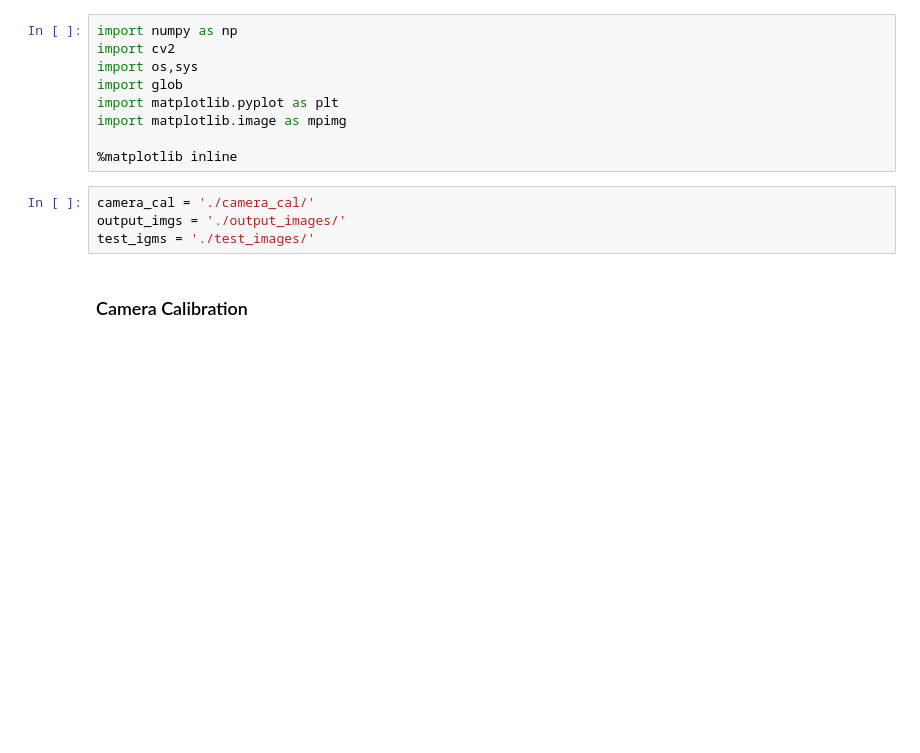
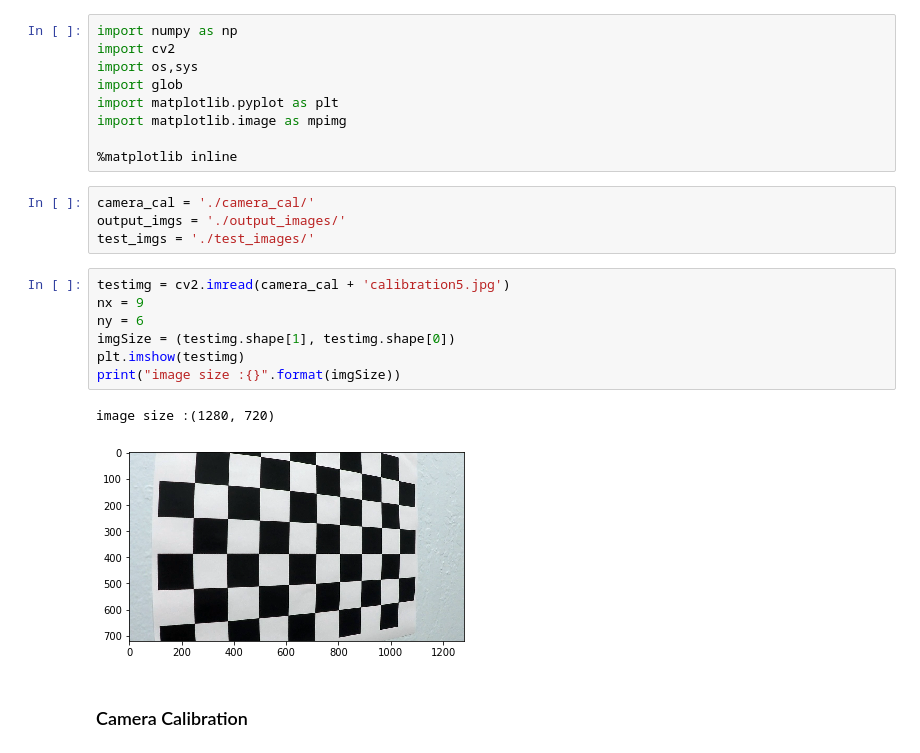
Before and after one commit to jaeoh2/self-driving-car-nd, a Jupyter notebook: CarND-Advanced-Lane-Lines-P4/Advanced-Lane-Lines.ipynb, the cells around one changed output. Saved outputs shown, nothing was run; the diff lists cells and outputs as text; blank space fills up the shorter version.

```diff
--- a/CarND-Advanced-Lane-Lines-P4/Advanced-Lane-Lines.ipynb
+++ b/CarND-Advanced-Lane-Lines-P4/Advanced-Lane-Lines.ipynb
@@ -10,6 +10,16 @@ import matplotlib.image as mpimg
 # %%
 camera_cal = './camera_cal/'
 output_imgs = './output_images/'
-test_igms = './test_images/'
+test_imgs = './test_images/'
+# %%
+testimg = cv2.imread(camera_cal + 'calibration5.jpg')
+nx = 9
+ny = 6
+imgSize = (testimg.shape[1], testimg.shape[0])
+plt.imshow(testimg)
+print("image size :{}".format(imgSize))
+# %% [output]
+image size :(1280, 720)
+[figure, added]
 # %% [markdown]
 ### Camera Calibration
```
Also changed, not shown: parts of 14 cells of this notebook.
